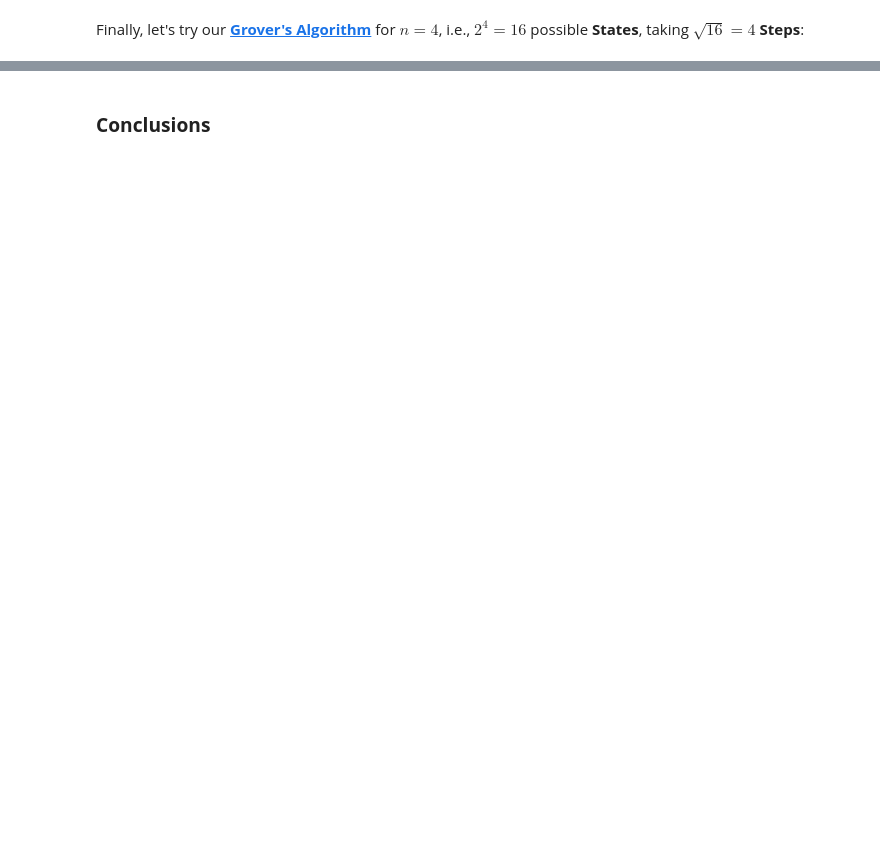
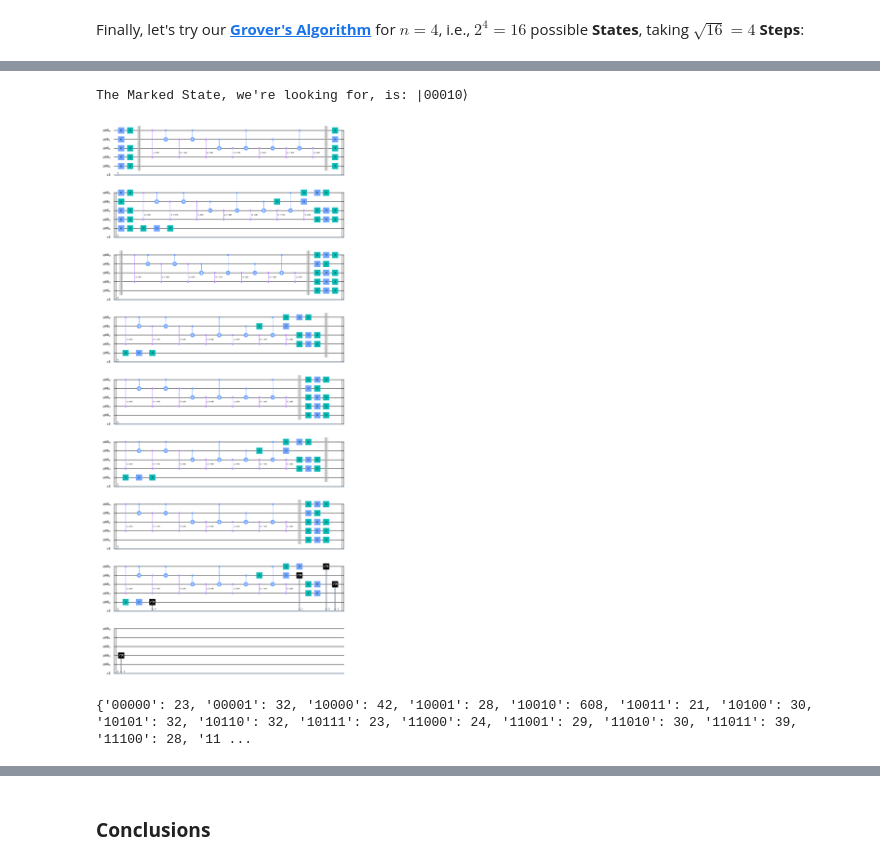
Before and after one commit to rubenandrebarreiro/summer-school-on-quantum-computing-software-for-near-term-quantum-devices-2020, a Jupyter notebook: project/grover-algorithm-questions.ipynb, the cells around one changed output, grey strips where cells are left out. Saved outputs shown, nothing was run; the diff lists cells and outputs as text; code cells hidden in the pictures; blank space fills up the shorter version.

```diff
--- a/project/grover-algorithm-questions.ipynb
+++ b/project/grover-algorithm-questions.ipynb
@@ -1416,0 +1476,5 @@ plot_histogram(counts)
+# %%
+qr5 = QuantumRegister(5)
+cr5 = ClassicalRegister(5)
+
+groverCircuit = QuantumCircuit(qr5,cr5)
@@ -1416,0 +1516,4 @@ plot_histogram(counts)
+# %%
+print("The Marked State, we're looking for, is: |{}⟩".format(element_5_states_binary))
+# %% [output]
+The Marked State, we're looking for, is: |00010⟩
@@ -1416,0 +1524,4 @@ plot_histogram(counts)
+# %%
+groverCircuit.draw("mpl")
+# %% [output]
+[figure, added]
@@ -1416,0 +1533,5 @@ plot_histogram(counts)
+# %%
+# Print the Counts of the Frequencies, resulting from this Experiment
+print(counts)
+# %% [output]
+{'00000': 23, '00001': 32, '10000': 42, '10001': 28, '10010': 608, '10011': 21, '10100': 30, '10101': 32, '10110': 32, '10111': 23, '11000': 24, '11001': 29, '11010': 30, '11011': 39, '11100': 28, '11 ...
```
Also changed, not shown: parts of 41 cells of this notebook.
